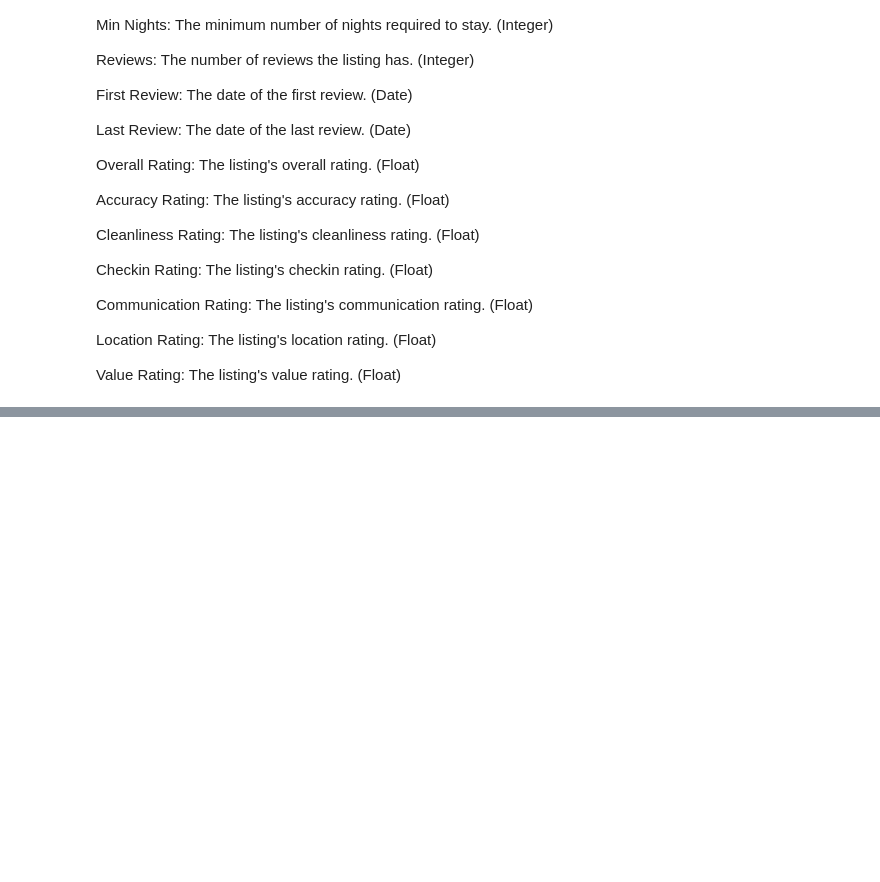
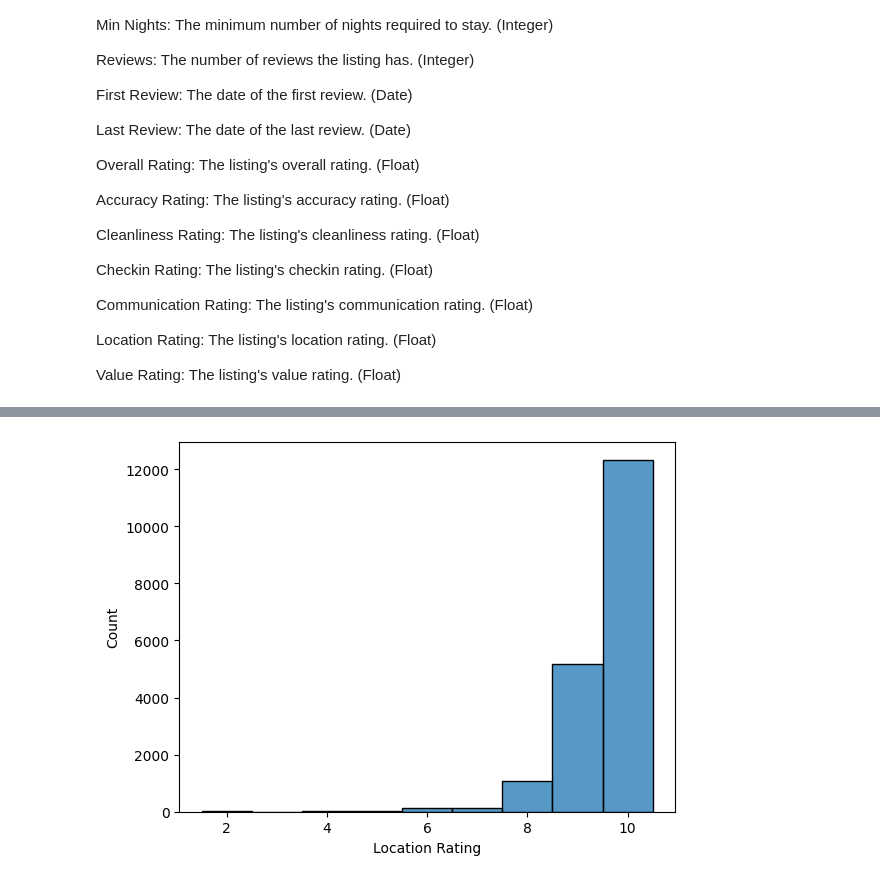
Before and after one commit to IlyaZutler/Cancer-Data, a Jupyter notebook: Карта и точки.ipynb, the cells around one changed output, grey strips where cells are left out. Cells and saved outputs as stored; diff of their text form; code cells hidden in the pictures; blank space fills up the shorter version.

```diff
--- a/Карта и точки.ipynb
+++ b/Карта и точки.ipynb
@@ -219,0 +210,5 @@ plt.show()
+# %%
+sns.histplot(apartments['Location Rating'], discrete=(True))
+plt.show()
+# %% [output]
+[figure, added]
```
Also changed, not shown: parts of 15 cells of this notebook.
